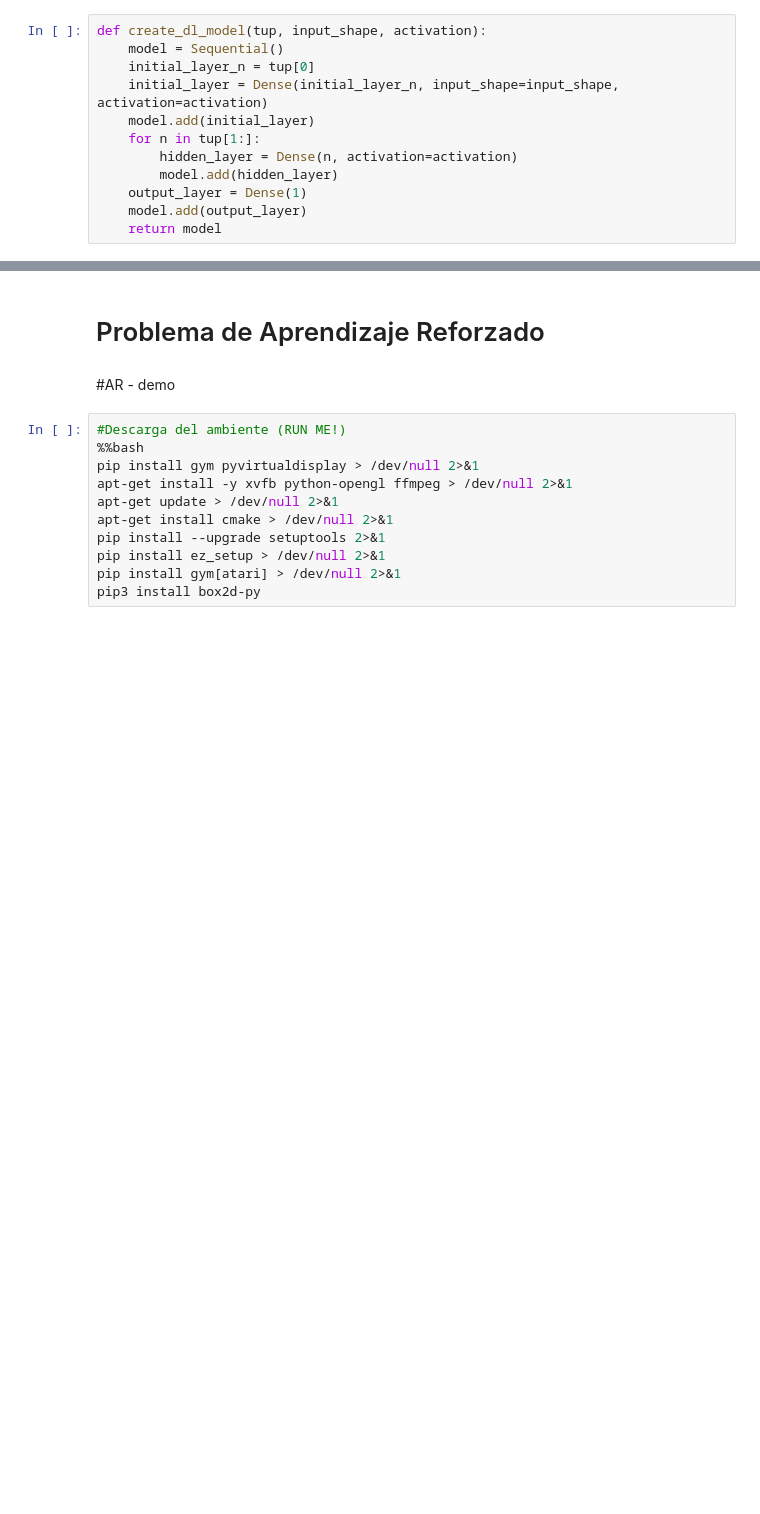
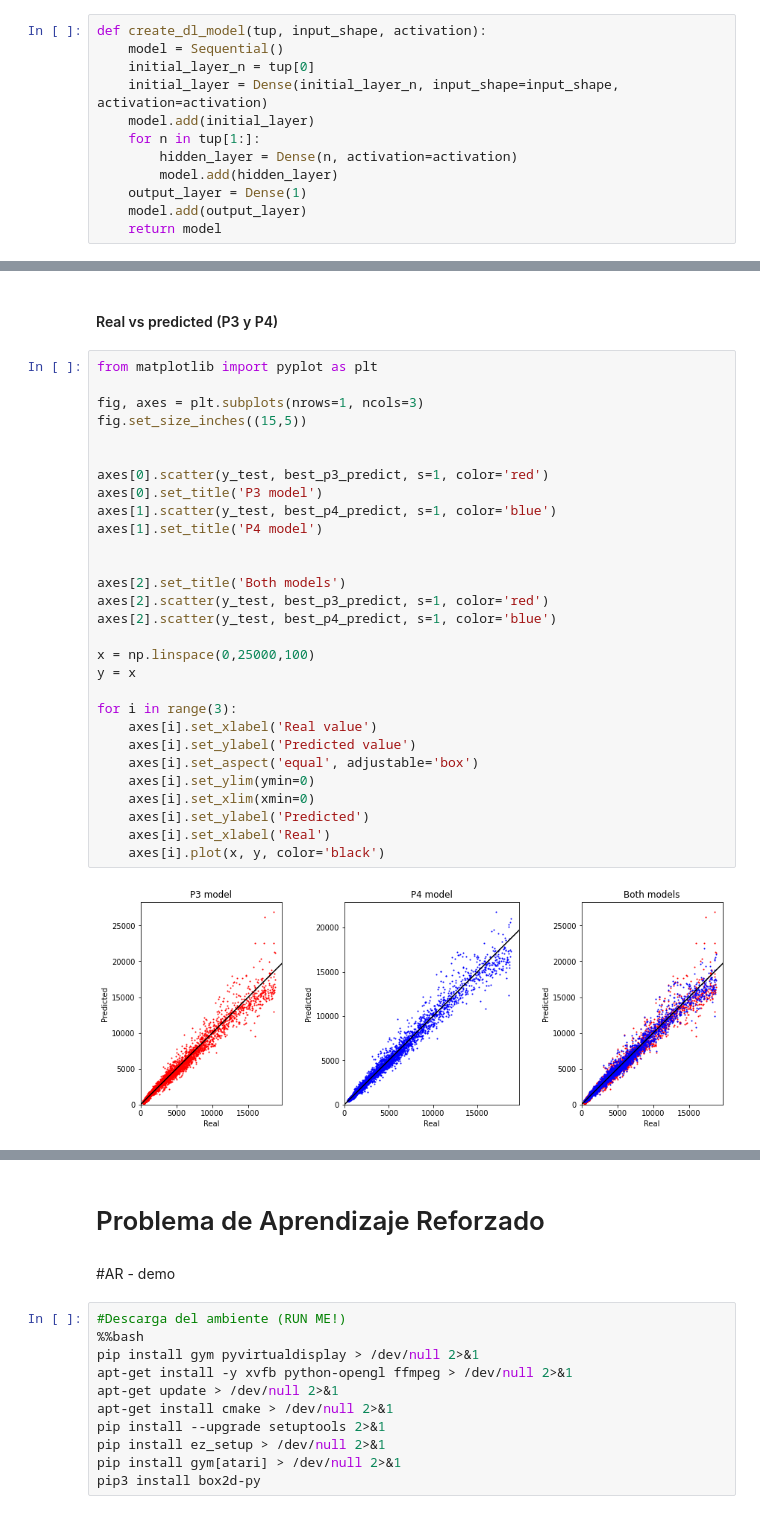
Before and after one commit to MatiasDuhalde/IIC2613-Tareas, a Jupyter notebook: T4/preguntas.ipynb, the cells around one changed output, grey strips where cells are left out. Saved outputs shown, nothing was run; the diff lists cells and outputs as text; blank space fills up the shorter version.

```diff
--- a/T4/preguntas.ipynb
+++ b/T4/preguntas.ipynb
@@ -527,0 +700,33 @@ Training ('mse', (20, 20, 9, 14, 18, 9, 21)) model
+# %% [markdown]
+#### Real vs predicted (P3 y P4)
+# %%
+from matplotlib import pyplot as plt
+
+fig, axes = plt.subplots(nrows=1, ncols=3)
+fig.set_size_inches((15,5))
+
+
+axes[0].scatter(y_test, best_p3_predict, s=1, color='red')
+axes[0].set_title('P3 model')
+axes[1].scatter(y_test, best_p4_predict, s=1, color='blue')
+axes[1].set_title('P4 model')
+
+
+axes[2].set_title('Both models')
+axes[2].scatter(y_test, best_p3_predict, s=1, color='red')
+axes[2].scatter(y_test, best_p4_predict, s=1, color='blue')
+
+x = np.linspace(0,25000,100)
+y = x
+
+for i in range(3):
+    axes[i].set_xlabel('Real value')
+    axes[i].set_ylabel('Predicted value')
+    axes[i].set_aspect('equal', adjustable='box')
+    axes[i].set_ylim(ymin=0)
+    axes[i].set_xlim(xmin=0)
+    axes[i].set_ylabel('Predicted')
+    axes[i].set_xlabel('Real')
+    axes[i].plot(x, y, color='black')
+# %% [output]
+[figure, added]
```
Also changed, not shown: parts of 20 cells of this notebook.
